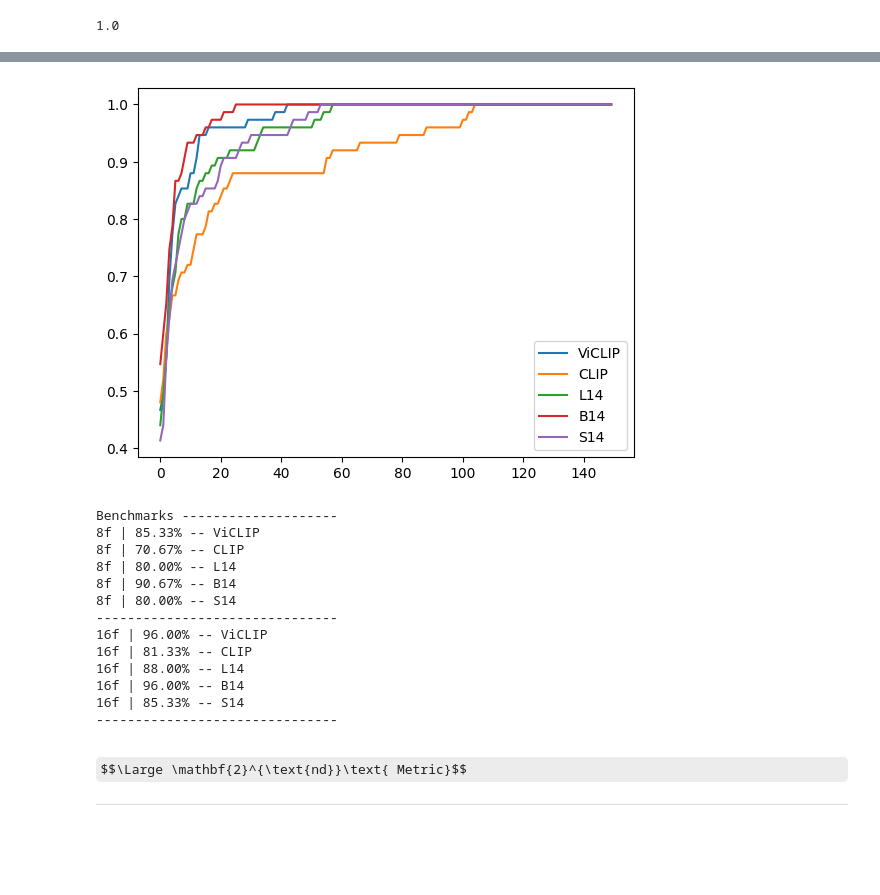
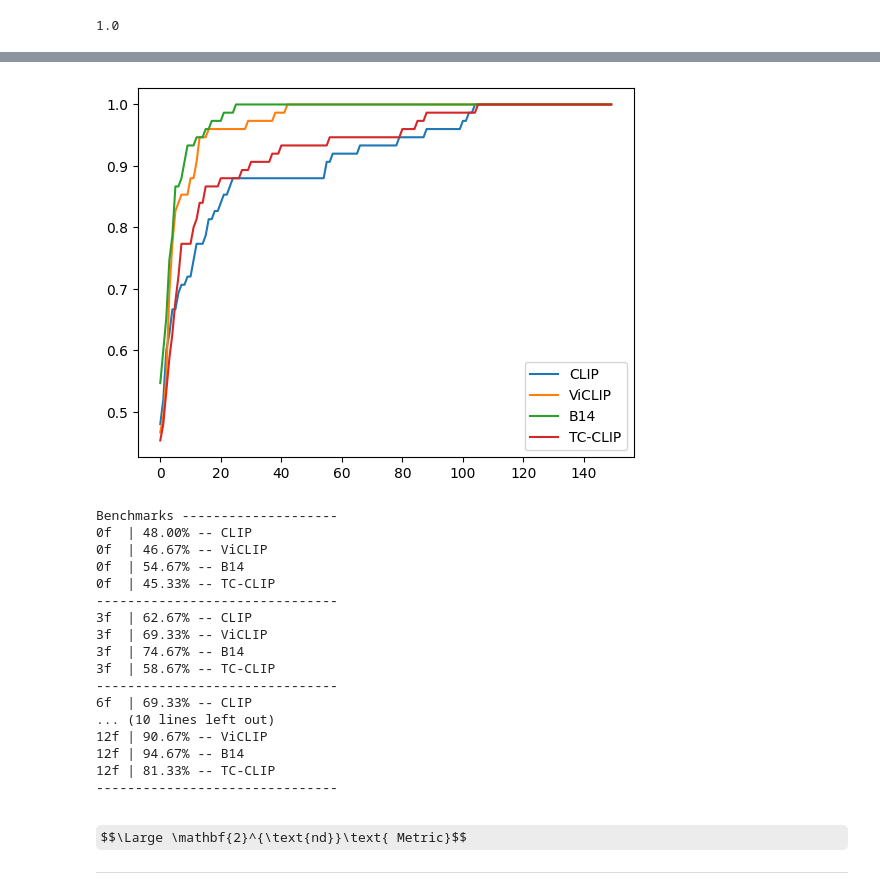
Before and after one commit to ruo2019/photography-model, a Jupyter notebook: results.ipynb, the cells around one changed output, grey strips where cells are left out. Cells and saved outputs as stored; diff of their text form; code cells hidden in the pictures; some formulas as TeX source; blank space fills up the shorter version.

```diff
--- a/results.ipynb
+++ b/results.ipynb
@@ -177,44 +219,48 @@ showMetric(data.ViCLIP('stock100', 8), data.stock100, threshold=100)
 # %%
-compare = [data.ViCLIP('act75', 8), data.CLIP('act75', 1), data.L14('act75', 8), data.B14('act75', 8), data.S14('act75', 8)]
-labels = ["ViCLIP", "CLIP", "L14", "B14", "S14"]
+compare = [data.CLIP('act75', 1), data.ViCLIP('act75', 8), data.B14('act75', 8), data.TC('act75', 8)]
+labels = ["CLIP", "ViCLIP", "B14", "TC-CLIP"]
 comp_data = data.act75
+
+frame_nums = [0, 3,6,9,12]
+
 
 plot_data = eval(str([[]] * len(compare)))
 for test_threshold in range(150):
     for idx, preds in enumerate(compare):
         plot_data[idx].append(showMetric(preds, comp_data, threshold=test_threshold))
 
 for i, j in enumerate(plot_data):
     plt.plot(j, label = labels[i])
 plt.legend()
 plt.show()
 
 print("\nBenchmarks " + "-"*20)
 
-# maxLen = max([len(x) for x in compare])
-for idx, preds in enumerate(compare):
-    count = showMetric(preds, comp_data, threshold=8)
-    print("8f","|", f"{count*100:.2f}%", "--", labels[idx])
-print("-" * 31)
-for idx, preds in enumerate(compare):
-    count = showMetric(preds, comp_data, threshold=16)
-    print("16f","|", f"{count*100:.2f}%", "--", labels[idx])
-print("-" * 31)
+max_frame_len = max([len(str(x)) for x in frame_nums])
+for f_num in frame_nums:
+    for idx, preds in enumerate(compare):
+        count = showMetric(preds, comp_data, threshold=f_num)
+        print(f"{f_num}f", (max_frame_len - len(str(f_num))) * " " + "|", f"{count*100:.2f}%", "--", labels[idx])
+    print("-" * 31)
 # %% [output]
-[figure, old version]
+[figure, new version]
 Benchmarks --------------------
-8f | 85.33% -- ViCLIP
-8f | 70.67% -- CLIP
-8f | 80.00% -- L14
-8f | 90.67% -- B14
-8f | 80.00% -- S14
+0f  | 48.00% -- CLIP
+0f  | 46.67% -- ViCLIP
+0f  | 54.67% -- B14
+0f  | 45.33% -- TC-CLIP
 -------------------------------
-16f | 96.00% -- ViCLIP
-16f | 81.33% -- CLIP
-16f | 88.00% -- L14
-16f | 96.00% -- B14
-16f | 85.33% -- S14
+3f  | 62.67% -- CLIP
+3f  | 69.33% -- ViCLIP
+3f  | 74.67% -- B14
+3f  | 58.67% -- TC-CLIP
 -------------------------------
+6f  | 69.33% -- CLIP
+... (10 lines left out)
+12f | 90.67% -- ViCLIP
+12f | 94.67% -- B14
+12f | 81.33% -- TC-CLIP
+-------------------------------
 # %%
 norm_scale = []
 for video_path in tqdm([os.path.join('backflip', x) for x in os.listdir('backflip')]):
```
Also changed, not shown: parts of 6 cells of this notebook, 8 other files.
